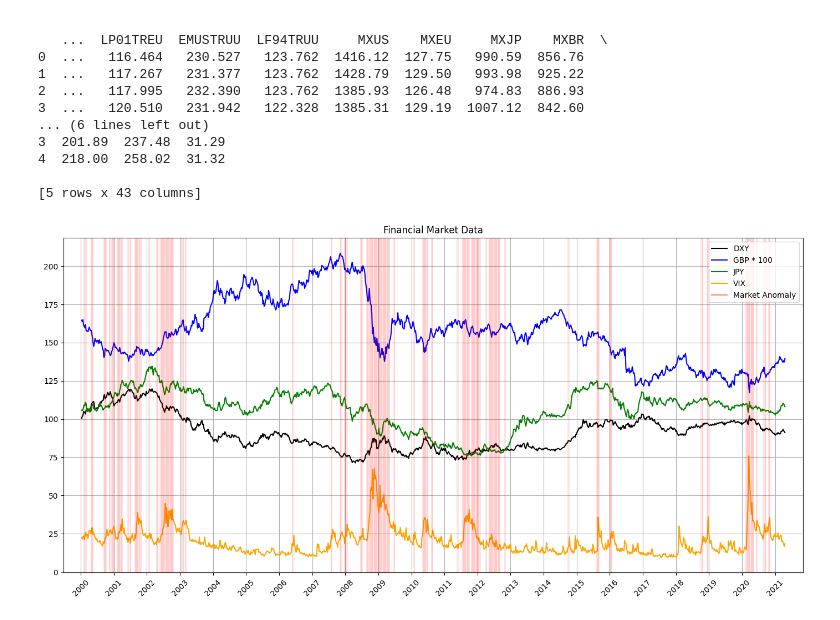
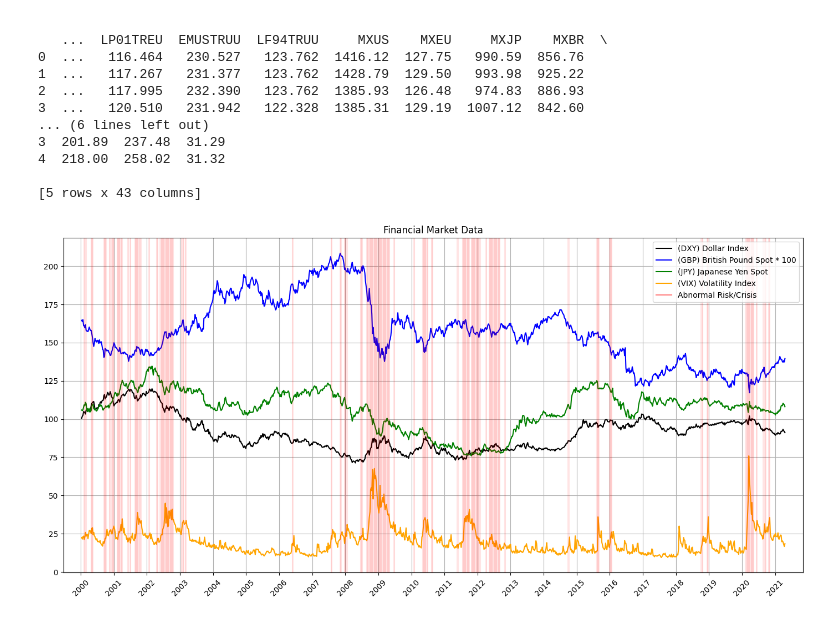
Before and after one commit to gitrlawton/market-anomaly-detection, a Jupyter notebook: Market_Anomaly_Detection.ipynb, the cells around one changed output. Drawn from its saved outputs; the diff is of its cells as text; code cells hidden in the pictures.

```diff
--- a/Market_Anomaly_Detection.ipynb
+++ b/Market_Anomaly_Detection.ipynb
@@ -61,41 +75,44 @@ print(df.head())
 
 [5 rows x 43 columns]
 # %%
+# Create line graph of DXY, GBP, JPY, and VIX values so I can see how they changed
+# in relation to one another over time.
+
 import matplotlib.pyplot as plt
 from datetime import timedelta
 
 # Convert 'Date' column to datetime objects
 data['Date'] = pd.to_datetime(data['Date'])
 
 # Create the plot
 plt.figure(figsize=(14, 7))
 
 # Plot 'DXY', 'GBP', and 'JPY'
-plt.plot(data['Date'], data['DXY'], color='black', label='DXY')
-plt.plot(data['Date'], data['GBP'] * 100, color='blue', label='GBP * 100')  # Multiply GBP values by 100
-plt.plot(data['Date'], data['JPY'], color='green', label='JPY')
-plt.plot(data['Date'], data['VIX'], color='orange', label='VIX')
+plt.plot(data['Date'], data['DXY'], color='black', label='(DXY) Dollar Index')
+plt.plot(data['Date'], data['GBP'] * 100, color='blue', label='(GBP) British Pound Spot * 100')  # Multiply GBP values by 100
+plt.plot(data['Date'], data['JPY'], color='green', label='(JPY) Japanese Yen Spot')
+plt.plot(data['Date'], data['VIX'], color='orange', label='(VIX) Volatility Index')
 # Dummy plot for red lines in legend
-plt.plot([], [], color='red', alpha=0.5, label='Market Anomaly')
+plt.plot([], [], color='red', alpha=0.5, label='Abnormal Risk/Crisis')
 
 # Plot red dots and vertical lines for target values == 1
 for index, row in data[data['Y'] == 1].iterrows():
     # plt.plot(row['Date'], row['GBP'] * 100, marker='.', markersize=8, color='red')
     plt.axvline(x=row['Date'], color='red', linestyle='-', alpha=0.1)
 
 # Set x-axis limits to match data range, with some padding
 padding = timedelta(days=200)
 plt.xlim(data['Date'].min() - padding, data['Date'].max() + padding)
 
 # Customize the plot
 # plt.xlabel('Date')
 # plt.ylabel('Values')
 plt.title('Financial Market Data')
 plt.legend()
 plt.grid(True)
 plt.xticks(rotation=45)
 plt.tight_layout()
 plt.gca().xaxis.set_major_locator(plt.matplotlib.dates.YearLocator(1))
 plt.show()
 # %% [output]
-[figure, old version]
+[figure, new version]
```
Also changed, not shown: parts of 15 cells of this notebook.
